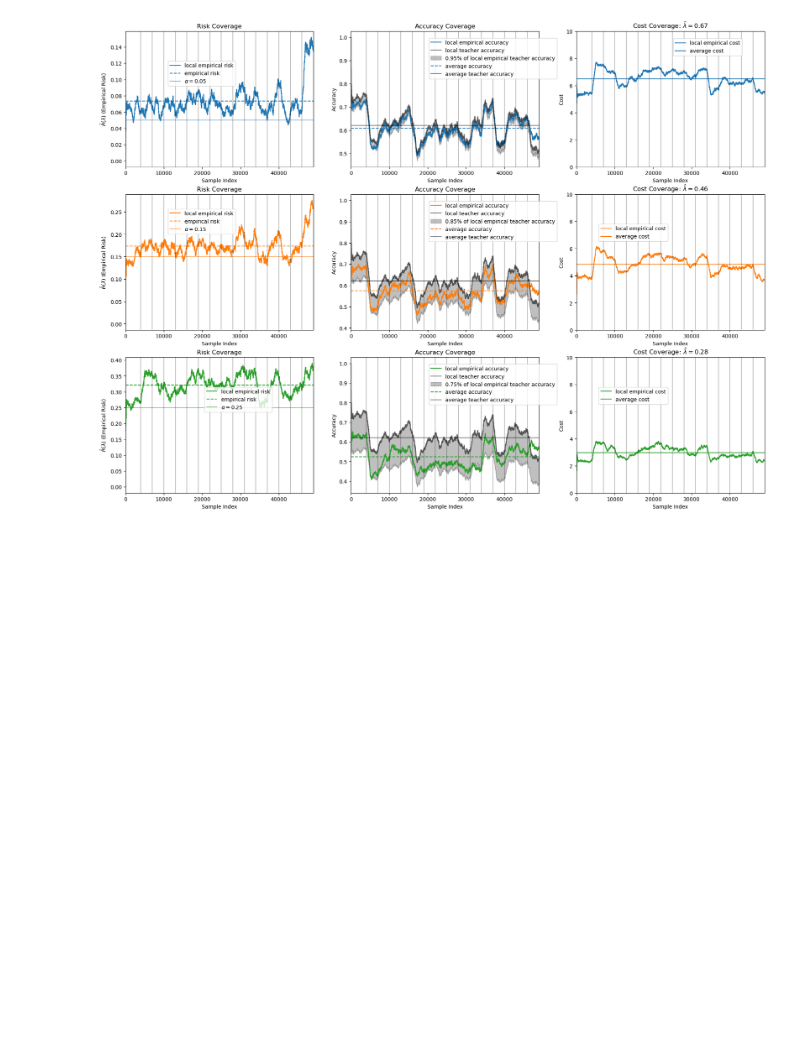
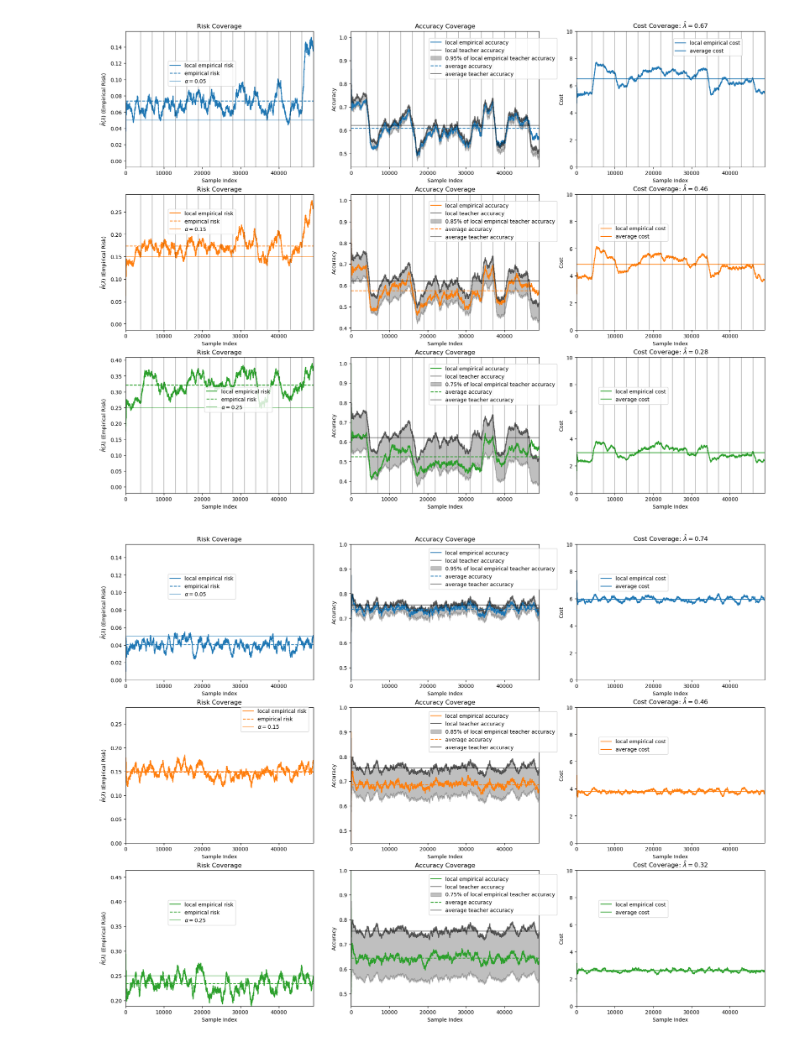
Before and after one commit to Geffen-Cooper/conformal, a Jupyter notebook: dist_shift.ipynb, the cells around one changed output. Cells and saved outputs as stored; diff of their text form; code cells hidden in the pictures; blank space fills up the shorter version.

Commit message:
plot

```diff
--- a/dist_shift.ipynb
+++ b/dist_shift.ipynb
@@ -125,6 +136,15 @@ avg_risk = torch.zeros(len(alphas))
 avg_acc = torch.zeros(len(alphas))
 avg_acc_t = 0
 avg_cost = torch.zeros(len(alphas))
+
+local_avg_risk_clean = torch.zeros((len(alphas),len(val_idxs)))
+local_avg_acc_clean = torch.zeros((len(alphas),len(val_idxs)))
+local_avg_acc_t_clean = torch.zeros(len(val_idxs))
+local_avg_cost_clean = torch.zeros((len(alphas),len(val_idxs)))
+avg_risk_clean = torch.zeros(len(alphas))
+avg_acc_clean = torch.zeros(len(alphas))
+avg_acc_t_clean = 0
+avg_cost_clean = torch.zeros(len(alphas))
 
 window_size = 1000
 gt_val = corr_labels[0][val_idxs]
@@ -138,11 +158,21 @@ for idx,sample in enumerate(tqdm(policy_dec[0])):
         local_avg_acc_t[idx] = (teacher_pred[start:stop] == gt_val[start:stop]).float().mean()
         local_avg_cost[alpha_i,idx] = ((policy_dec[alpha_i,start:stop] == 1)*1 + (policy_dec[alpha_i,start:stop] == 0)*10).float().mean()
 
+        local_avg_risk_clean[alpha_i,idx] = (policy_pred_clean[alpha_i,start:stop] != teacher_pred_clean[start:stop]).float().mean()
+        local_avg_acc_clean[alpha_i,idx] = (policy_pred_clean[alpha_i,start:stop] == gt_val[start:stop]).float().mean()
+        local_avg_acc_t_clean[idx] = (teacher_pred_clean[start:stop] == gt_val[start:stop]).float().mean()
+        local_avg_cost_clean[alpha_i,idx] = ((policy_dec_clean[alpha_i,start:stop] == 1)*1 + (policy_dec_clean[alpha_i,start:stop] == 0)*10).float().mean()
+
 for alpha_i,alpha in enumerate(alphas):
     avg_risk[alpha_i] = (policy_pred[alpha_i,:] != teacher_pred[:]).float().mean()
     avg_acc[alpha_i] = (policy_pred[alpha_i,:] == gt_val[:]).float().mean()
     avg_acc_t = (teacher_pred[:] == gt_val[:]).float().mean()
     avg_cost[alpha_i] = ((policy_dec[alpha_i,:] == 1)*1 + (policy_dec[alpha_i,:] == 0)*10).float().mean()
+
+    avg_risk_clean[alpha_i] = (policy_pred_clean[alpha_i,:] != teacher_pred_clean[:]).float().mean()
+    avg_acc_clean[alpha_i] = (policy_pred_clean[alpha_i,:] == gt_val[:]).float().mean()
+    avg_acc_t_clean = (teacher_pred_clean[:] == gt_val[:]).float().mean()
+    avg_cost_clean[alpha_i] = ((policy_dec_clean[alpha_i,:] == 1)*1 + (policy_dec_clean[alpha_i,:] == 0)*10).float().mean()
 # %%
 fig, ax = plt.subplots(3,3,figsize=(22,16))
 cycle = plt.rcParams['axes.prop_cycle'].by_key()['color']
@@ -188,3 +218,45 @@ for alpha_i,alpha in enumerate(alphas):
     ax[alpha_i,2].legend(bbox_to_anchor=(0.5,0.8))
 # %% [output]
 [figure]
+# %%
+fig, ax = plt.subplots(3,3,figsize=(22,16))
+cycle = plt.rcParams['axes.prop_cycle'].by_key()['color']
+for alpha_i,alpha in enumerate(alphas):
+    # risk
+    ax[alpha_i,0].plot(torch.arange(0,len(val_idxs)),local_avg_risk_clean[alpha_i,:],c=cycle[alpha_i],label="local empirical risk")
+    ax[alpha_i,0].axhline(avg_risk_clean[alpha_i],c=cycle[alpha_i],linestyle="--",label="empirical risk")
+    ax[alpha_i,0].axhline(alpha,c=cycle[alpha_i],label=r'$\alpha=$'+str(alpha),alpha=0.5)
+    ax[alpha_i,0].set_title("Risk Coverage")
+    ax[alpha_i,0].set_xlabel("Sample Index")
+    ax[alpha_i,0].set_ylabel(r'$\hat{R}(\lambda)$ (Empirical Risk)')
+    ax[alpha_i,0].set_xlim([0,49000])
+    ax[alpha_i,0].set_ylim([min(local_avg_risk_clean[alpha_i]),max(local_avg_risk_clean[alpha_i][5:])+0.1])
+
+    # accuracy
+    ax[alpha_i,1].plot(torch.arange(0,len(val_idxs)),local_avg_acc_clean[alpha_i,:],c=cycle[alpha_i],label="local empirical accuracy")
+    ax[alpha_i,1].plot(torch.arange(0,len(val_idxs)),local_avg_acc_t_clean[:],c='k',label="local teacher accuracy",alpha=0.5)
+    ax[alpha_i,1].fill_between(torch.arange(0,len(val_idxs)),(1-alpha)*local_avg_acc_t_clean,local_avg_acc_t_clean,color='k',alpha=0.25,label=str(1-alpha)+"% of local empirical teacher accuracy")
+    ax[alpha_i,1].axhline(avg_acc_clean[alpha_i],c=cycle[alpha_i],linestyle="--",label="average accuracy")
+    ax[alpha_i,1].axhline(avg_acc_t_clean,c='k',alpha=0.5,label="average teacher accuracy")
+    ax[alpha_i,1].set_title("Accuracy Coverage")
+    ax[alpha_i,1].set_xlabel("Sample Index")
+    ax[alpha_i,1].set_ylabel("Accuracy")
+    ax[alpha_i,1].set_xlim([0,49000])
+    ax[alpha_i,1].set_ylim([0.45,1])
+    # maybe add fill between on total average?
+    # cost
+    ax[alpha_i,2].plot(torch.arange(0,len(val_idxs)),local_avg_cost_clean[alpha_i,:],c=cycle[alpha_i],label="local empirical cost")
+    ax[alpha_i,2].axhline(avg_cost_clean[alpha_i],c=cycle[alpha_i],label="average cost")
+    # ax[alpha_i,2].axhline(sum(mean_stud_uses[alpha_i])/2,c=cycle[alpha_i],linestyle="--",label="predicted cost")
+    # ax[alpha_i,2].fill_between(torch.arange(0,len(val_idxs)),torch.ones(len(val_idxs))*mean_stud_uses[alpha_i][0],torch.ones(len(val_idxs))*mean_stud_uses[alpha_i][1],color=cycle[alpha_i],alpha=0.25)
+    ax[alpha_i,2].set_title(r'Cost Coverage: $\hat{\lambda}=$'+str(round(lambda_hats[alpha_i],2)))
+    ax[alpha_i,2].set_xlabel("Sample Index")
+    ax[alpha_i,2].set_ylabel("Cost")
+    ax[alpha_i,2].set_ylim([0,10])
+    ax[alpha_i,2].set_xlim([0,49000])
+
+    ax[alpha_i,0].legend(bbox_to_anchor=(0.6,0.8))
+    ax[alpha_i,1].legend(bbox_to_anchor=(0.4,0.65))
+    ax[alpha_i,2].legend(bbox_to_anchor=(0.5,0.8))
+# %% [output]
+[figure, added]
```
Also changed, not shown: parts of 1 cell of this notebook, 1 other file.
